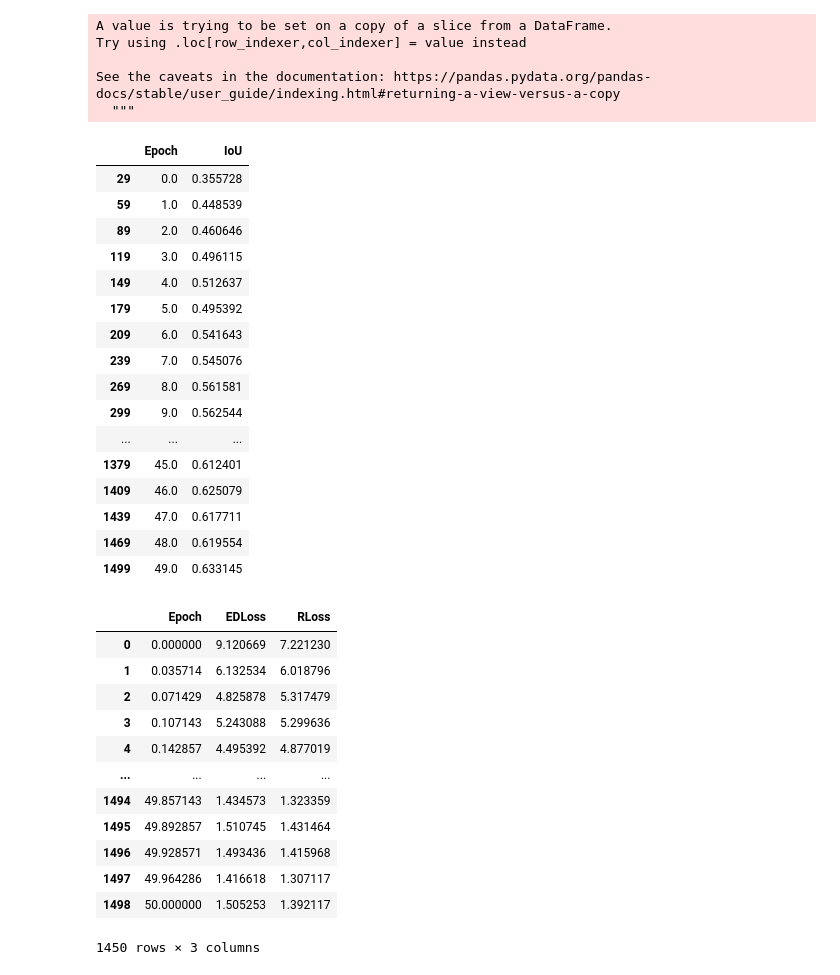
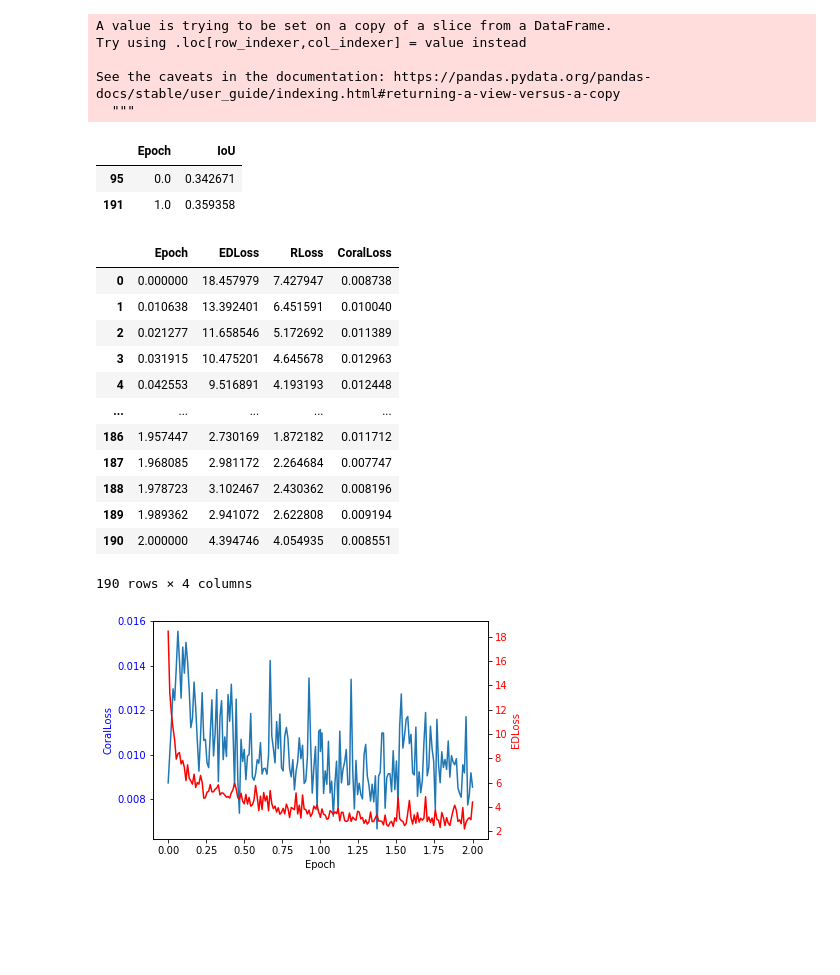
Before and after one commit to b7leung/Domain-Adaptation-Single-View-Reconstruction, a Jupyter notebook: View_Training_Record.ipynb, the cells around one changed output. Cells and saved outputs as stored; diff of their text form; code cells hidden in the pictures; blank space fills up the shorter version.

Commit message:
added CORAL loss

```diff
--- a/View_Training_Record.ipynb
+++ b/View_Training_Record.ipynb
@@ -16,44 +16,53 @@ def get_trial_df(trial_name, minibatch_cols, epoch_cols):
     epoch_df = (tr[tr["Minibatch"]==-1])
     epoch_df = epoch_df[["Epoch"]+epoch_cols]
     return minibatch_df, epoch_df
+# %%
+def plot_coral(minibatch_df):
+    x = minibatch_df[['Epoch']]
+
+    y1 = minibatch_df[['CoralLoss']]
+    fig = plt.figure()
+    ax1 = fig.add_subplot(111)
+    ax1.plot(x, y1)
+    ax1.set_ylabel('CoralLoss', color='b')
+    ax1.set_xlabel("Epoch")
+    #ax1.set_title("L2 Loss vs IoU, Lambda")
+    for tl in ax1.get_yticklabels():
+        tl.set_color('b')
+
+
+    y2 = minibatch_df[['EDLoss']]
+    ax2 = ax1.twinx()
+    ax2.plot(x, y2, 'r-')
+    ax2.set_ylabel('EDLoss', color='r')
+    for tl in ax2.get_yticklabels():
+        tl.set_color('r')
 # %%
-trial_name = "2020_03_19--00_29_59_shapenet_from_scratch_ref_TRAIN"
-minibatch_df, epoch_df = get_trial_df(trial_name, ["EDLoss", "RLoss"], ["IoU"])
+trial_name = "2020_03_19--04_00_31_CORAL_test_TRAIN"
+minibatch_df, epoch_df = get_trial_df(trial_name, ["EDLoss", "RLoss", "CoralLoss"], ["IoU"])
 display(epoch_df)
 display(minibatch_df)
+plot_coral(minibatch_df)
 # %% [output]
 A value is trying to be set on a copy of a slice from a DataFrame.
 Try using .loc[row_indexer,col_indexer] = value instead
 
 See the caveats in the documentation: https://pandas.pydata.org/pandas-docs/stable/user_guide/indexing.html#returning-a-view-versus-a-copy
   """
 |  | Epoch | IoU |
-| 29 | 0.0 | 0.355728 |
-| 59 | 1.0 | 0.448539 |
-| 89 | 2.0 | 0.460646 |
-| 119 | 3.0 | 0.496115 |
-| 149 | 4.0 | 0.512637 |
-| 179 | 5.0 | 0.495392 |
-| 209 | 6.0 | 0.541643 |
-| 239 | 7.0 | 0.545076 |
-| 269 | 8.0 | 0.561581 |
-| 299 | 9.0 | 0.562544 |
-| ... | ... | ... |
-| 1379 | 45.0 | 0.612401 |
-| 1409 | 46.0 | 0.625079 |
-| 1439 | 47.0 | 0.617711 |
-| 1469 | 48.0 | 0.619554 |
-| 1499 | 49.0 | 0.633145 |
+| 95 | 0.0 | 0.342671 |
+| 191 | 1.0 | 0.359358 |
-|  | Epoch | EDLoss | RLoss |
-| 0 | 0.000000 | 9.120669 | 7.221230 |
-| 1 | 0.035714 | 6.132534 | 6.018796 |
-| 2 | 0.071429 | 4.825878 | 5.317479 |
-| 3 | 0.107143 | 5.243088 | 5.299636 |
-| 4 | 0.142857 | 4.495392 | 4.877019 |
-| ... | ... | ... | ... |
-| 1494 | 49.857143 | 1.434573 | 1.323359 |
-| 1495 | 49.892857 | 1.510745 | 1.431464 |
-| 1496 | 49.928571 | 1.493436 | 1.415968 |
-| 1497 | 49.964286 | 1.416618 | 1.307117 |
-| 1498 | 50.000000 | 1.505253 | 1.392117 |
+|  | Epoch | EDLoss | RLoss | CoralLoss |
+| 0 | 0.000000 | 18.457979 | 7.427947 | 0.008738 |
+| 1 | 0.010638 | 13.392401 | 6.451591 | 0.010040 |
+| 2 | 0.021277 | 11.658546 | 5.172692 | 0.011389 |
+| 3 | 0.031915 | 10.475201 | 4.645678 | 0.012963 |
+| 4 | 0.042553 | 9.516891 | 4.193193 | 0.012448 |
+| ... | ... | ... | ... | ... |
+| 186 | 1.957447 | 2.730169 | 1.872182 | 0.011712 |
+| 187 | 1.968085 | 2.981172 | 2.264684 | 0.007747 |
+| 188 | 1.978723 | 3.102467 | 2.430362 | 0.008196 |
+| 189 | 1.989362 | 2.941072 | 2.622808 | 0.009194 |
+| 190 | 2.000000 | 4.394746 | 4.054935 | 0.008551 |
-1450 rows × 3 columns
+190 rows × 4 columns
+[figure, added]
```
Also changed, not shown: 8 other files.
